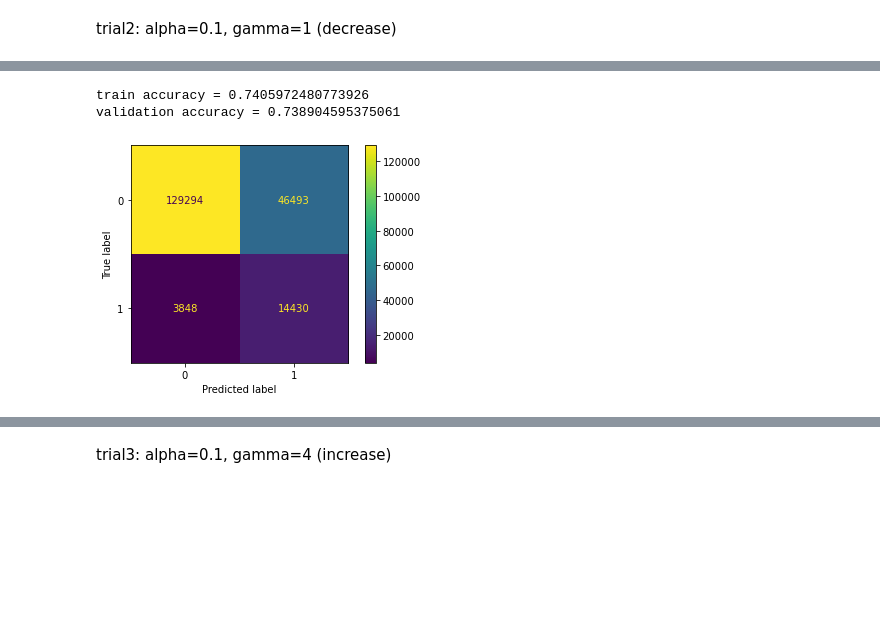
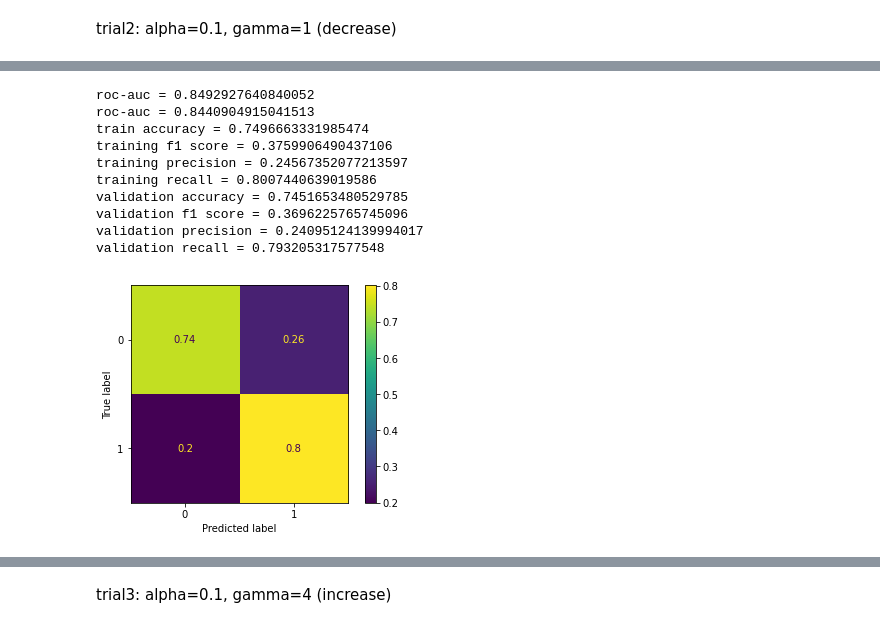
Before and after one commit to ShutongLi/heart_disease, a Jupyter notebook: ANN_testing.ipynb, the cells around one changed output, grey strips where cells are left out. Cells and saved outputs as stored; diff of their text form; code cells hidden in the pictures; blank space fills up the shorter version.

```diff
--- a/ANN_testing.ipynb
+++ b/ANN_testing.ipynb
@@ -75,3 +97,3 @@ accuracy = 0.9069238901138306
 # %%
-net = mlp_run(train, val, batch_size=32, num_iter=10, gamma=5, gpu=False)
+rows.append(mlp_run(train, val, batch_size=32, num_iter=100, gamma=5, gpu=False))
 # %% [output]
@@ -85,3 +128,3 @@ accuracy = 0.9067384004592896
 # %%
-net = mlp_run(train, val, batch_size=32, num_iter=50, criterion = 'ce', gpu=False)
+rows.append(mlp_run(train, val, batch_size=32, num_iter=100, criterion = 'ce', gpu=False))
 # %% [output]
@@ -98,0 +159,2 @@ validation accuracy = 0.9065065383911133
+# %%
+rows.append(mlp_run(train, val, batch_size=32, num_iter=100, lr=1e-5, criterion = 'ce', gpu=False))
@@ -105,5 +195,6 @@ Add alpha to weighted focal loss
 # %% [markdown]
 trial 1: alpha=0.1, gamma=2
 # %%
-net = mlp_run(train, val, batch_size=32, num_iter=10, lr=1e-4, criterion = 'focal', alpha = 0.1, gamma = 2, gpu=False, return_prediction = False, return_prob=True)
+rows.append(mlp_run(train, val, batch_size=32, num_iter=100, lr=1e-4, criterion = 'focal',
+              alpha = 0.1, gamma = 2, gpu=False, return_prediction = False, return_prob=True))
 # %% [output]
@@ -117,5 +229,7 @@ validation accuracy = 0.7651532888412476
 # %% [markdown]
 trial2: alpha=0.1, gamma=1 (decrease)
 # %%
-net = mlp_run(train, val, batch_size=32, num_iter=10, lr=1e-4, criterion = 'focal', alpha = 0.1, gamma = 1, gpu=False, return_prediction = False, return_prob=True)
+rows.append(
+    mlp_run(train, val, batch_size=32, num_iter=100, lr=1e-4, criterion = 'focal', alpha = 0.1, gamma = 1,
+            gpu=False, return_prediction = False, return_prob=True))
 # %% [output]
@@ -125,3 +248,11 @@ training finished
-train accuracy = 0.7405972480773926
-validation accuracy = 0.738904595375061
+roc-auc = 0.8492927640840052
+roc-auc = 0.8440904915041513
+train accuracy = 0.7496663331985474
+training f1 score = 0.3759906490437106
+training precision = 0.24567352077213597
+training recall = 0.8007440639019586
+validation accuracy = 0.7451653480529785
+validation f1 score = 0.3696225765745096
+validation precision = 0.24095124139994017
+validation recall = 0.793205317577548
-[figure, old version]
+[figure, new version]
```
Also changed, not shown: parts of 36 cells of this notebook, 4 other files.
